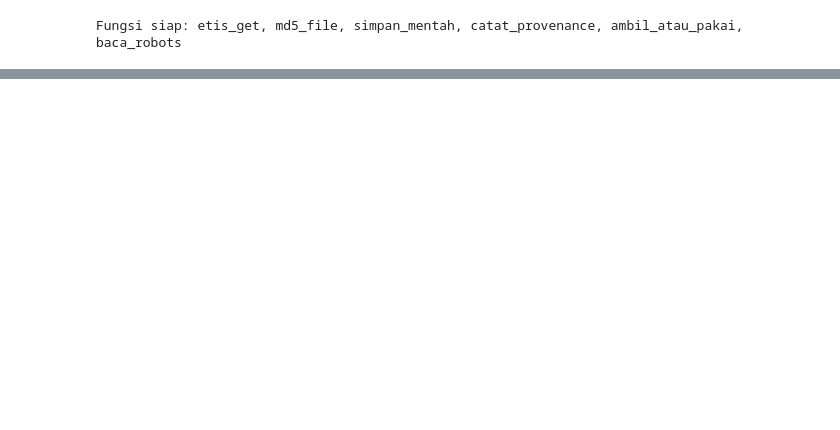
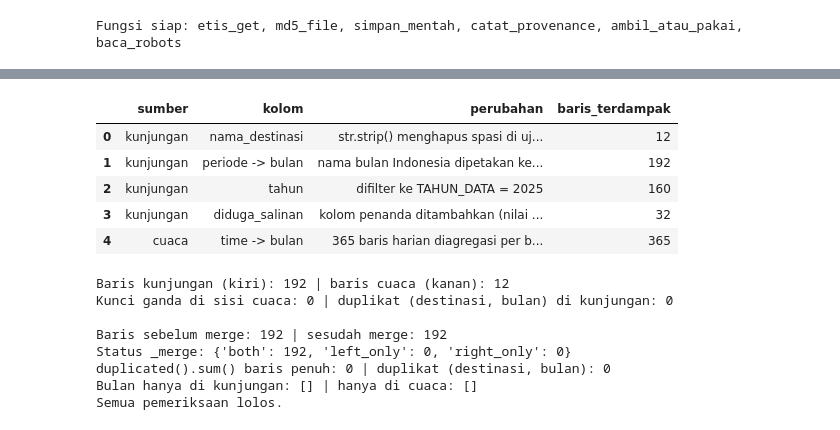
Before and after one commit to heyitsraditya/uts-dam-pariwisata-surabaya, a Jupyter notebook: uts_dam.ipynb, the cells around one changed output, grey strips where cells are left out. Drawn from its saved outputs; the diff is of its cells as text; code cells hidden in the pictures; blank space fills up the shorter version.

```diff
--- a/uts_dam.ipynb
+++ b/uts_dam.ipynb
@@ -1537,0 +882,51 @@ pd.DataFrame({"berkas": [str(p.relative_to(BASE_DIR)) for p in keluaran],
+# %%
+# ===== SOAL 5.1: siapkan kunci, periksa, lalu merge (many_to_one) dengan bukti tanpa duplikasi =====
+# Kunci penggabungan: nama bulan Indonesia diubah menjadi angka 1-12 (nama destinasi sudah di-strip di Soal 1)
+df_a = df_kunjungan.copy()
+df_a["bulan"] = df_a["periode"].map(no_bulan).astype("int64")
+df_a = df_a.rename(columns={"periode": "nama_bulan"})
+KUNCI = ["bulan"]
+perubahan_kunci = pd.DataFrame([
+    ("kunjungan", "nama_destinasi", "str.strip() menghapus spasi di ujung (hanya pada salinan)", BARIS_DISTRIP),
+    ("kunjungan", "periode -> bulan", "nama bulan Indonesia dipetakan ke angka 1-12", len(df_a)),
+    ("kunjungan", "tahun", f"difilter ke TAHUN_DATA = {TAHUN_DATA}", len(df_kunjungan_bersih) - len(df_kunjungan)),
+    ("kunjungan", "diduga_salinan", "kolom penanda ditambahkan (nilai tidak diubah)", int(df_a["diduga_salinan"].sum())),
+    ("cuaca", "time -> bulan", f"{len(df_cuaca_harian)} baris harian diagregasi per bulan (dt.month)", len(df_cuaca_harian)),
+], columns=["sumber", "kolom", "perubahan", "baris_terdampak"])
+display(perubahan_kunci)
+
+# Pemeriksaan sebelum merge: kunci unik di sisi 'one' dan tidak ada duplikasi di sisi 'many'
+print("Baris kunjungan (kiri):", len(df_a), "| baris cuaca (kanan):", len(df_cuaca_bulanan))
+print("Kunci ganda di sisi cuaca:", df_cuaca_bulanan.duplicated(KUNCI).sum(),
+      "| duplikat (destinasi, bulan) di kunjungan:", df_a.duplicated(["nama_destinasi", "bulan"]).sum())
+
+# Merge: banyak destinasi per bulan -> satu baris cuaca per bulan; validate menolak kunci ganda, indicator mencatat asal baris
+gabungan = pd.merge(df_a, df_cuaca_bulanan, on=KUNCI, how="left", validate="many_to_one", indicator=True)
+print("\nBaris sebelum merge:", len(df_a), "| sesudah merge:", len(gabungan))
+print("Status _merge:", gabungan["_merge"].value_counts().to_dict())
+print("duplicated().sum() baris penuh:", gabungan.drop(columns="_merge").duplicated().sum(),
+      "| duplikat (destinasi, bulan):", gabungan.duplicated(["nama_destinasi", "bulan"]).sum())
+assert len(gabungan) == len(df_a), "Jumlah baris berubah setelah merge"
+assert (gabungan["_merge"] == "both").all(), "Ada baris yang tidak cocok"
+assert gabungan.drop(columns="_merge").duplicated().sum() == 0 and gabungan.duplicated(["nama_destinasi", "bulan"]).sum() == 0
+
+# Cek dari dua arah dengan outer join: bulan yang hanya ada di satu sisi (harus kosong)
+cek = pd.merge(df_a[KUNCI].drop_duplicates(), df_cuaca_bulanan[KUNCI], on=KUNCI, how="outer", indicator=True)
+print("Bulan hanya di kunjungan:", cek.loc[cek["_merge"] == "left_only", "bulan"].tolist(),
+      "| hanya di cuaca:", cek.loc[cek["_merge"] == "right_only", "bulan"].tolist())
+print("Semua pemeriksaan lolos.")
+# %% [output]
+|  | sumber | kolom | perubahan | baris_terdampak |
+| 0 | kunjungan | nama_destinasi | str.strip() menghapus spasi di uj... | 12 |
+| 1 | kunjungan | periode -> bulan | nama bulan Indonesia dipetakan ke... | 192 |
+| 2 | kunjungan | tahun | difilter ke TAHUN_DATA = 2025 | 160 |
+| 3 | kunjungan | diduga_salinan | kolom penanda ditambahkan (nilai ... | 32 |
+| 4 | cuaca | time -> bulan | 365 baris harian diagregasi per b... | 365 |
+Baris kunjungan (kiri): 192 | baris cuaca (kanan): 12
+Kunci ganda di sisi cuaca: 0 | duplikat (destinasi, bulan) di kunjungan: 0
+
+Baris sebelum merge: 192 | sesudah merge: 192
+Status _merge: {'both': 192, 'left_only': 0, 'right_only': 0}
+duplicated().sum() baris penuh: 0 | duplikat (destinasi, bulan): 0
+Bulan hanya di kunjungan: [] | hanya di cuaca: []
+Semua pemeriksaan lolos.
```
Also changed, not shown: parts of 93 cells of this notebook, 3 other files.
